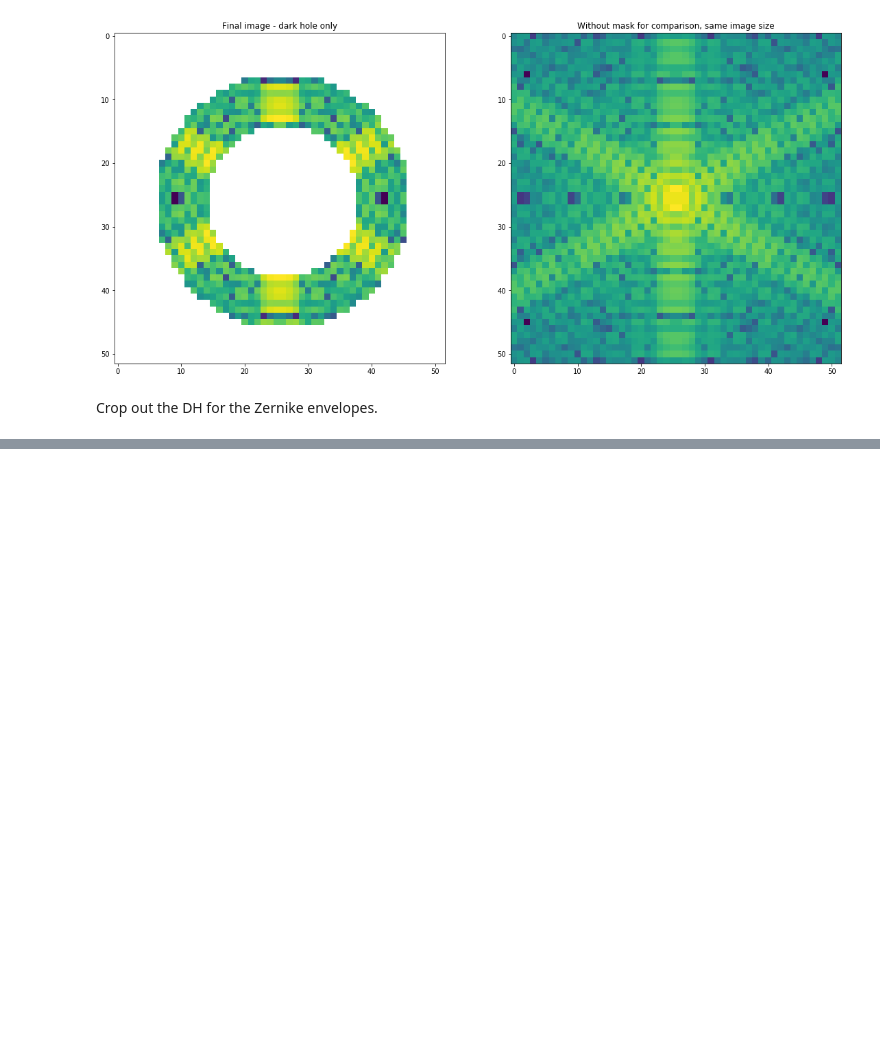
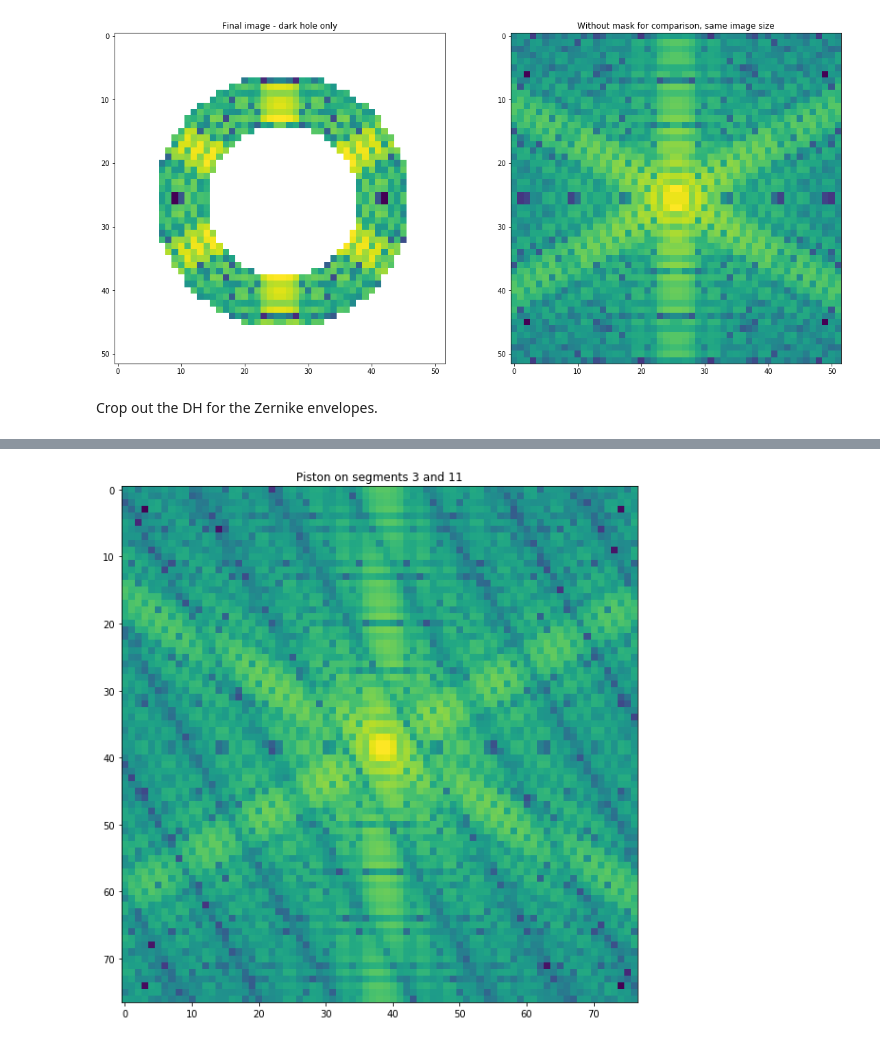
Before and after one commit to spacetelescope/PASTIS, a Jupyter notebook: Jupyter Notebooks/2_Testing PASTIS in imaging mode before calibration.ipynb, the cells around one changed output, grey strips where cells are left out. Cells and saved outputs as stored; diff of their text form; code cells hidden in the pictures; blank space fills up the shorter version.

```diff
--- a/Jupyter Notebooks/2_Testing PASTIS in imaging mode before calibration.ipynb
+++ b/Jupyter Notebooks/2_Testing PASTIS in imaging mode before calibration.ipynb
@@ -454,0 +664,8 @@ plt.show()
+# %%
+# You will need to read these images from the fits files in the future, becaause they will not beb in memory.
+plt.figure(figsize=(10, 10))
+plt.imshow(segs_3_11_noll_1[ycen-boxw2:ycen+boxw2, xcen-boxw2:xcen+boxw2], norm=LogNorm())
+plt.title('Piston on segments 3 and 11')
+plt.show()
+# %% [output]
+[figure, added]
```
Also changed, not shown: parts of 40 cells of this notebook.
